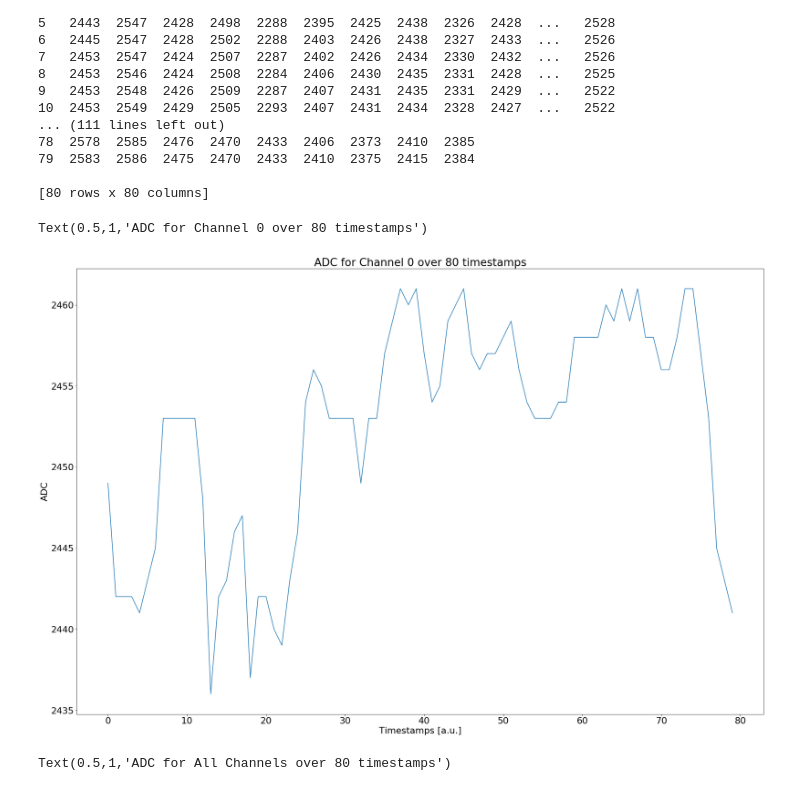
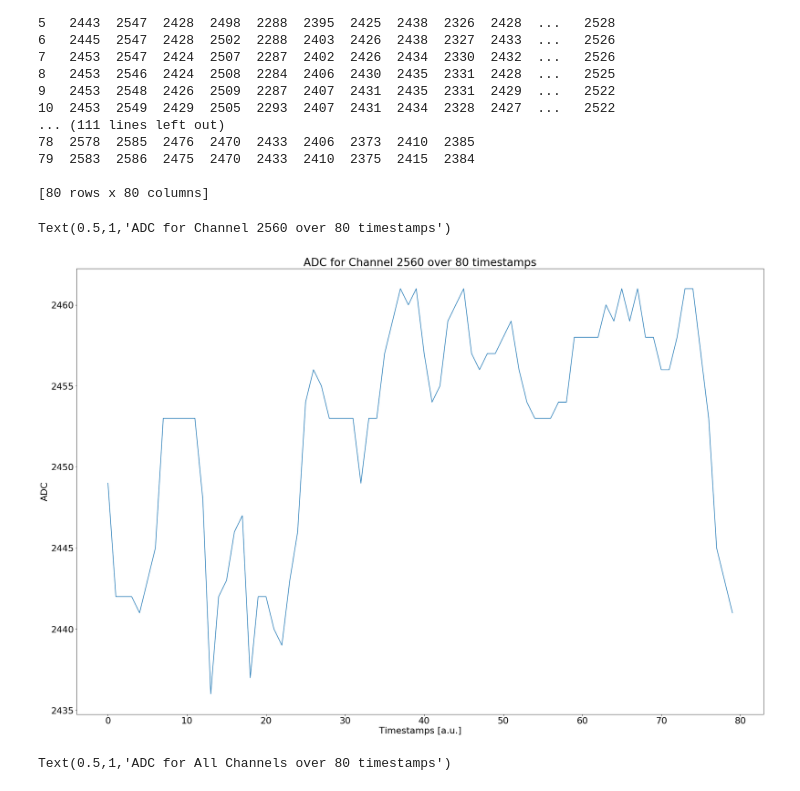
Before and after one commit to StefanoVergani/monitoring_analysis, a Jupyter notebook: peak_analysis.ipynb, the cells around one changed output. Cells and saved outputs as stored; diff of their text form; code cells hidden in the pictures.

Commit message:
small change in one title

```diff
--- a/peak_analysis.ipynb
+++ b/peak_analysis.ipynb
@@ -60,13 +60,13 @@ mpl.rcParams.update({'font.size': 22})
 # %%
 #Plot the first waveforms
 fig, ax = plt.subplots()
 ax.plot(timestamps,channel_0,label="Input Pulse")
 ax.set_xlabel("Timestamps [a.u.]")
 ax.set_ylabel("ADC")
-ax.set_title("ADC for Channel 0 over 80 timestamps")
+ax.set_title("ADC for Channel 2560 over 80 timestamps")
 # %% [output]
-Text(0.5,1,'ADC for Channel 0 over 80 timestamps')
+Text(0.5,1,'ADC for Channel 2560 over 80 timestamps')
-[figure, old version]
+[figure, new version]
 # %%
 adc = []
 for j in range(channels.size):
```
